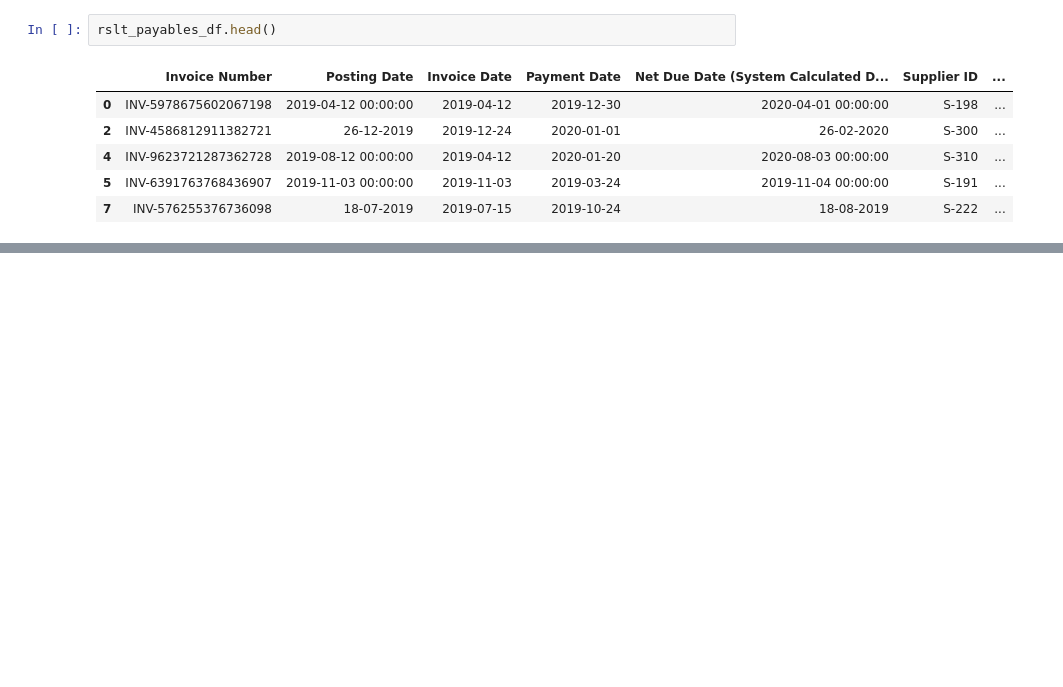
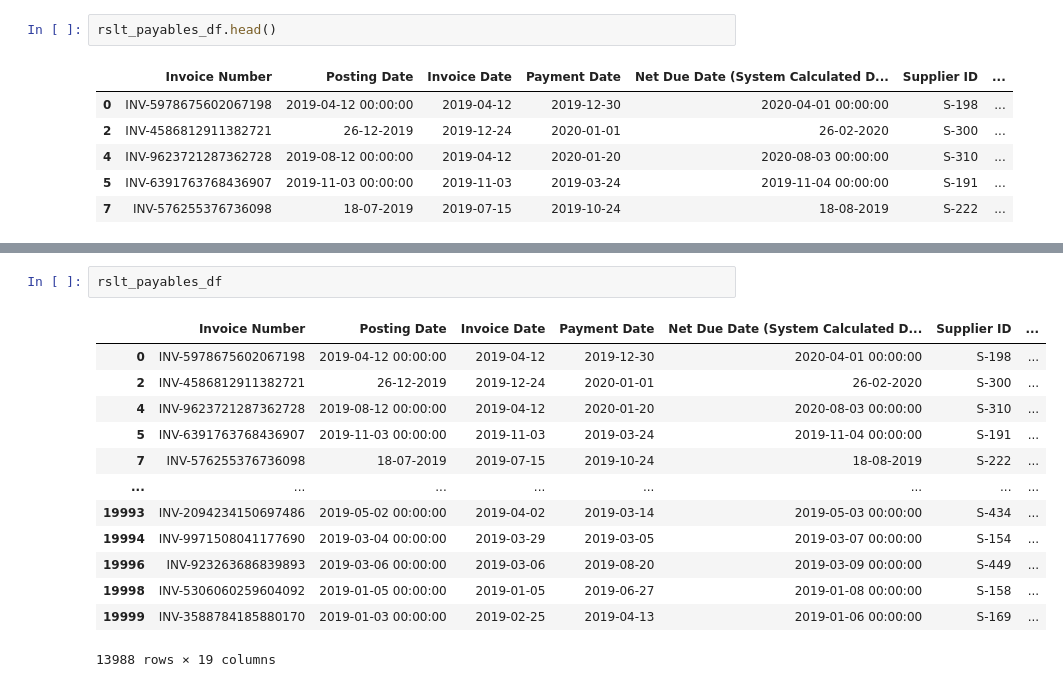
Before and after one commit to esipil/working-capital-optimization, a Jupyter notebook: index.ipynb, the cells around one changed output, grey strips where cells are left out. Drawn from its saved outputs; the diff is of its cells as text; blank space fills up the shorter version.

```diff
--- a/index.ipynb
+++ b/index.ipynb
@@ -745,0 +866,16 @@ rslt_payables_df.head()
+# %%
+rslt_payables_df
+# %% [output]
+|  | Invoice Number | Posting Date | Invoice Date | Payment Date | Net Due Date (System Calculated D... | Supplier ID | ... |
+| 0 | INV-5978675602067198 | 2019-04-12 00:00:00 | 2019-04-12 | 2019-12-30 | 2020-04-01 00:00:00 | S-198 | ... |
+| 2 | INV-4586812911382721 | 26-12-2019 | 2019-12-24 | 2020-01-01 | 26-02-2020 | S-300 | ... |
+| 4 | INV-9623721287362728 | 2019-08-12 00:00:00 | 2019-04-12 | 2020-01-20 | 2020-08-03 00:00:00 | S-310 | ... |
+| 5 | INV-6391763768436907 | 2019-11-03 00:00:00 | 2019-11-03 | 2019-03-24 | 2019-11-04 00:00:00 | S-191 | ... |
+| 7 | INV-576255376736098 | 18-07-2019 | 2019-07-15 | 2019-10-24 | 18-08-2019 | S-222 | ... |
+| ... | ... | ... | ... | ... | ... | ... | ... |
+| 19993 | INV-2094234150697486 | 2019-05-02 00:00:00 | 2019-04-02 | 2019-03-14 | 2019-05-03 00:00:00 | S-434 | ... |
+| 19994 | INV-9971508041177690 | 2019-03-04 00:00:00 | 2019-03-29 | 2019-03-05 | 2019-03-07 00:00:00 | S-154 | ... |
+| 19996 | INV-923263686839893 | 2019-03-06 00:00:00 | 2019-03-06 | 2019-08-20 | 2019-03-09 00:00:00 | S-449 | ... |
+| 19998 | INV-5306060259604092 | 2019-01-05 00:00:00 | 2019-01-05 | 2019-06-27 | 2019-01-08 00:00:00 | S-158 | ... |
+| 19999 | INV-3588784185880170 | 2019-01-03 00:00:00 | 2019-02-25 | 2019-04-13 | 2019-01-06 00:00:00 | S-169 | ... |
+13988 rows × 19 columns
```
Also changed, not shown: parts of 16 cells of this notebook.
